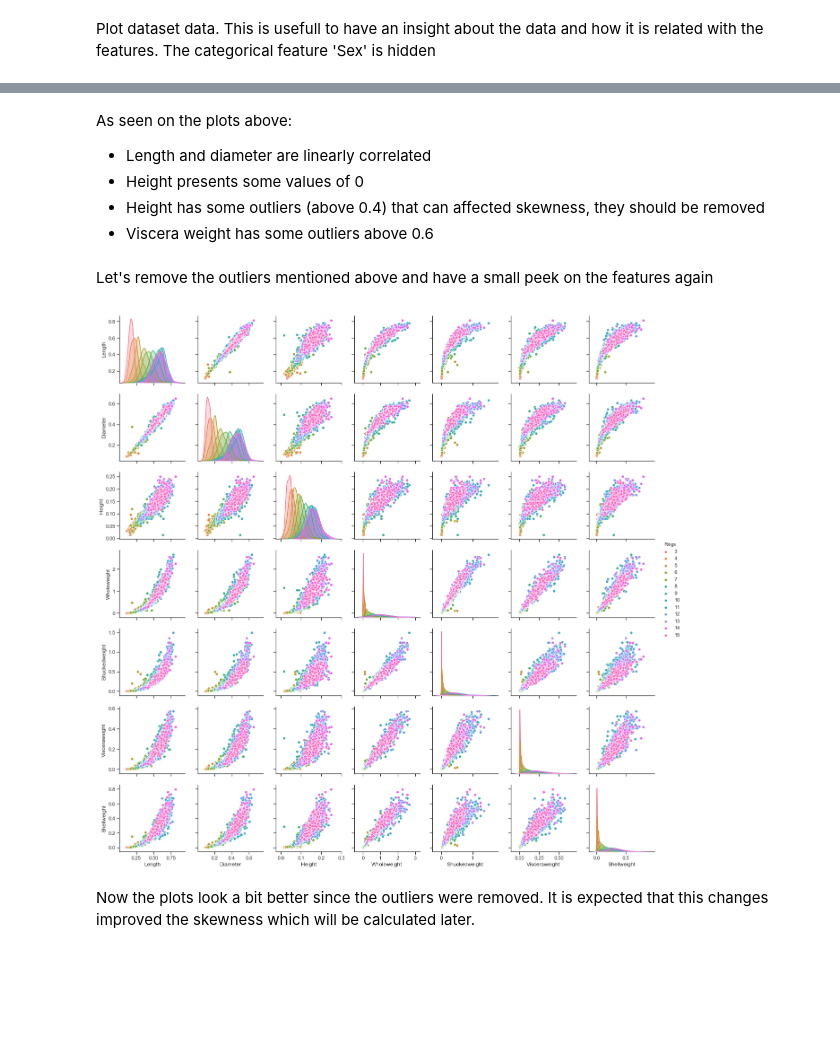
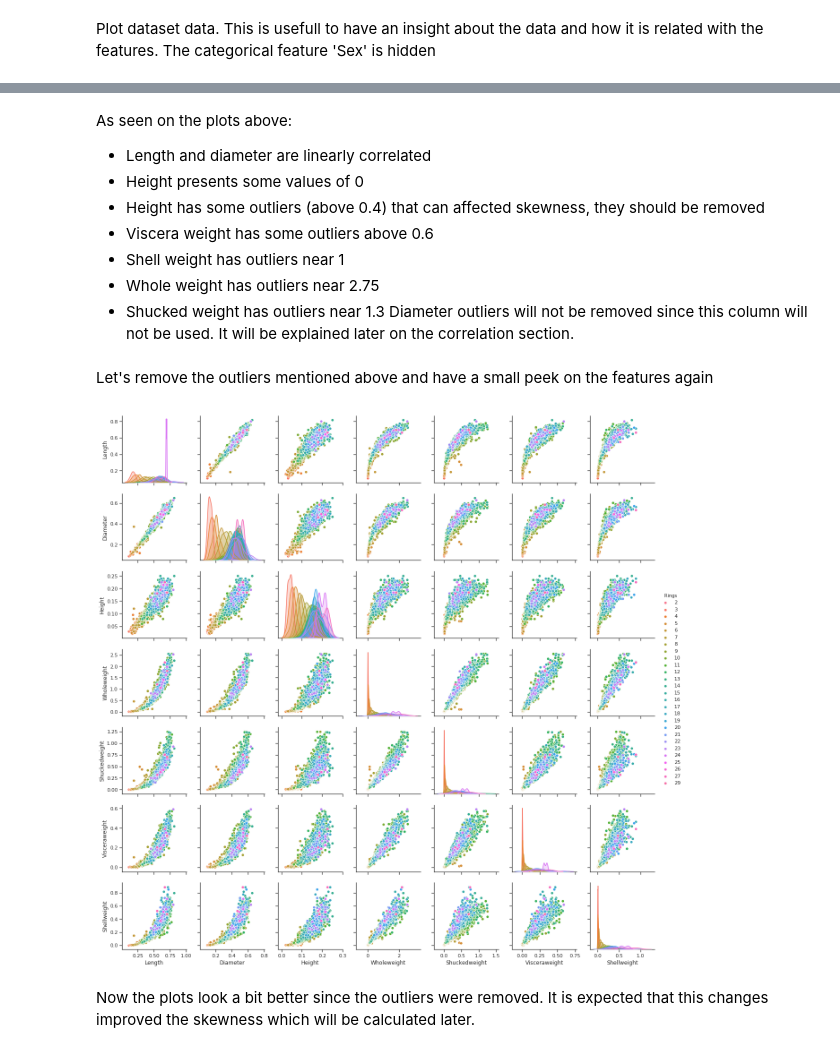
Before and after one commit to rujma/svm-py, a Jupyter notebook: svm-abalone-notebook.ipynb, the cells around one changed output, grey strips where cells are left out. Saved outputs shown, nothing was run; the diff lists cells and outputs as text; code cells hidden in the pictures; blank space fills up the shorter version.

```diff
--- a/svm-abalone-notebook.ipynb
+++ b/svm-abalone-notebook.ipynb
@@ -79,25 +78,29 @@ As seen on the plots above:
 - Height presents some values of 0
 - Height has some outliers (above 0.4) that can affected skewness, they should be removed
 - Viscera weight has some outliers above 0.6
+- Shell weight has outliers near 1
+- Whole weight has outliers near 2.75
+- Shucked weight has outliers near 1.3
+Diameter outliers will not be removed since this column will not be used. It will be explained later on the correlation section.
 # %% [markdown]
 
 Let's remove the outliers mentioned above and have a small peek on the features again
 # %%
 # Clean data that has 0.0 height and the outliers that may cause skewness
+abalone.columns = abalone.columns.str.replace(' ','')
 abalone = abalone[abalone.Height > 0]
 abalone = abalone[abalone.Height < 0.4]
-# The data we have at disposal is great for predicting the Rings between 3 to 15 years
-abalone = abalone[abalone.Rings < 16]
-abalone = abalone[abalone.Rings > 2]
-abalone.columns = abalone.columns.str.replace(' ','')
+abalone = abalone[abalone.Height > 0.019]
 abalone = abalone[abalone.Visceraweight < 0.6]
-abalone = abalone.drop(abalone.index[1174])
+abalone = abalone[abalone.Shellweight < 1]
+abalone = abalone[abalone.Wholeweight < 2.75]
+abalone = abalone[abalone.Shuckedweight < 1.3]
 # Plot all data into subsets
 sns.set(style="ticks", color_codes=True)
 sns.pairplot(abalone, vars=abalone.columns[1:-1],hue='Rings')
 plt.show()
 # %% [output]
-[figure, old version]
+[figure, new version]
 # %% [markdown]
 Now the plots look a bit better since the outliers were removed. It is expected that this changes improved the skewness which will be calculated later.
 # %% [markdown]
```
Also changed, not shown: parts of 34 cells of this notebook, 5 other files.
